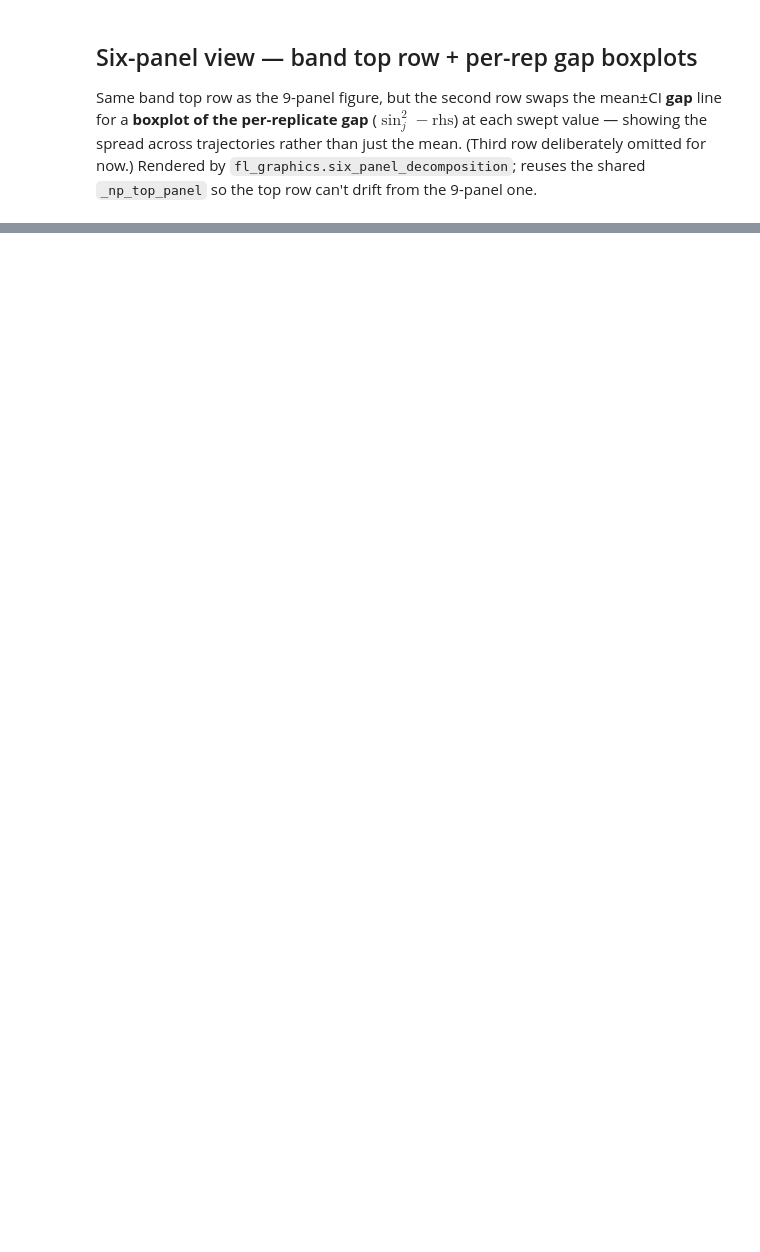
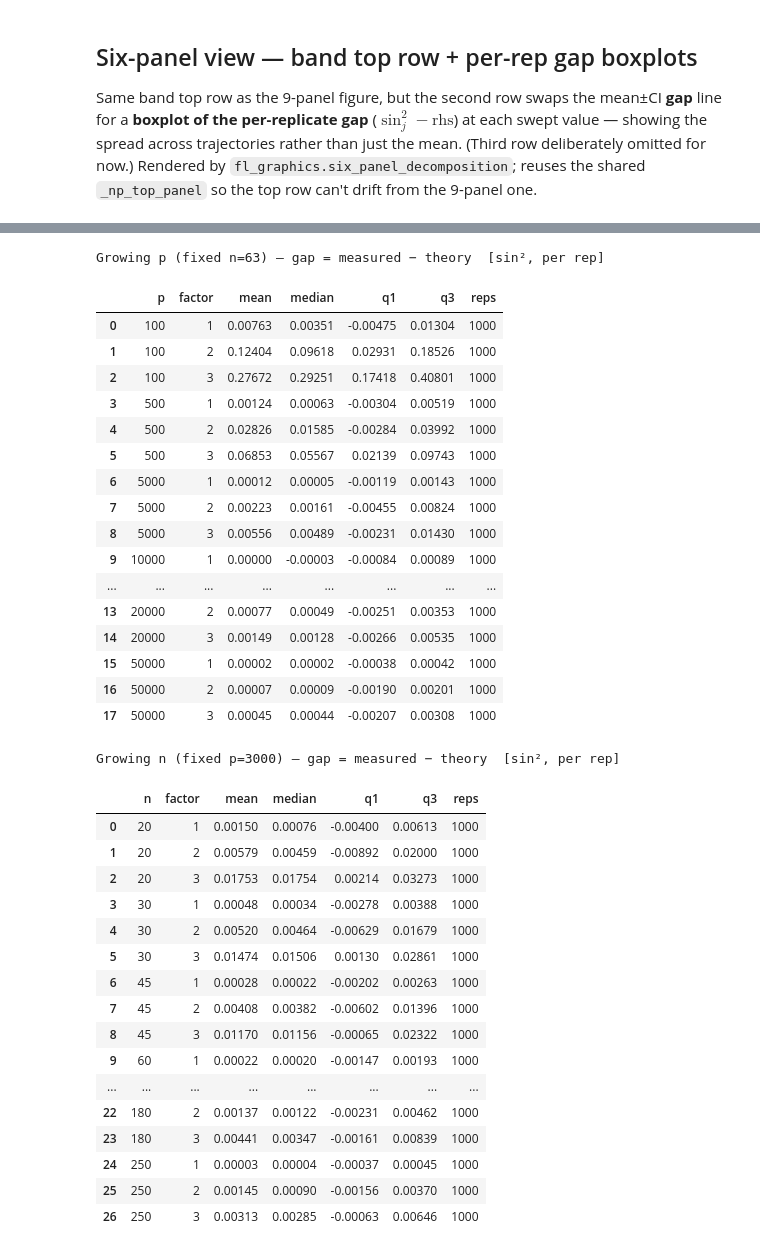
Before and after one commit to nlgac/factor_lab, a Jupyter notebook: ex-2_heavy_tail.ipynb, the cells around one changed output, grey strips where cells are left out. Saved outputs shown, nothing was run; the diff lists cells and outputs as text; code cells hidden in the pictures; blank space fills up the shorter version.

```diff
--- a/ex-2_heavy_tail.ipynb
+++ b/ex-2_heavy_tail.ipynb
@@ -205,0 +245,58 @@ display(Image(filename=str(_six_path_n)))
+# %%
+def error_quartile_table(df, key):
+    """Table form of the 6-panel bottom row: per-rep gap (measured − theory = sin2_j − rhs)
+    summarized per (swept value, factor) by mean / median / Q1 (25%) / Q3 (75%)."""
+    g = df.assign(gap=df["sin2_j"] - df["rhs"])
+    return (g.groupby([key, "j"])["gap"]
+             .agg(mean="mean", median="median",
+                  q1=lambda s: s.quantile(0.25),
+                  q3=lambda s: s.quantile(0.75),
+                  reps="size")
+             .reset_index()
+             .rename(columns={"j": "factor"})
+             .round({"mean": 5, "median": 5, "q1": 5, "q3": 5}))
+
+tbl_gap_p = error_quartile_table(df_p, "p")     # growing p, fixed n=63
+tbl_gap_n = error_quartile_table(df_nt, "n")    # growing n, fixed p=3000
+
+print("Growing p (fixed n=63) — gap = measured − theory  [sin², per rep]")
+display(tbl_gap_p)
+print("Growing n (fixed p=3000) — gap = measured − theory  [sin², per rep]")
+display(tbl_gap_n)
+# %% [output]
+Growing p (fixed n=63) — gap = measured − theory  [sin², per rep]
+|  | p | factor | mean | median | q1 | q3 | reps |
+| 0 | 100 | 1 | 0.00763 | 0.00351 | -0.00475 | 0.01304 | 1000 |
+| 1 | 100 | 2 | 0.12404 | 0.09618 | 0.02931 | 0.18526 | 1000 |
+| 2 | 100 | 3 | 0.27672 | 0.29251 | 0.17418 | 0.40801 | 1000 |
+| 3 | 500 | 1 | 0.00124 | 0.00063 | -0.00304 | 0.00519 | 1000 |
+| 4 | 500 | 2 | 0.02826 | 0.01585 | -0.00284 | 0.03992 | 1000 |
+| 5 | 500 | 3 | 0.06853 | 0.05567 | 0.02139 | 0.09743 | 1000 |
+| 6 | 5000 | 1 | 0.00012 | 0.00005 | -0.00119 | 0.00143 | 1000 |
+| 7 | 5000 | 2 | 0.00223 | 0.00161 | -0.00455 | 0.00824 | 1000 |
+| 8 | 5000 | 3 | 0.00556 | 0.00489 | -0.00231 | 0.01430 | 1000 |
+| 9 | 10000 | 1 | 0.00000 | -0.00003 | -0.00084 | 0.00089 | 1000 |
+| ... | ... | ... | ... | ... | ... | ... | ... |
+| 13 | 20000 | 2 | 0.00077 | 0.00049 | -0.00251 | 0.00353 | 1000 |
+| 14 | 20000 | 3 | 0.00149 | 0.00128 | -0.00266 | 0.00535 | 1000 |
+| 15 | 50000 | 1 | 0.00002 | 0.00002 | -0.00038 | 0.00042 | 1000 |
+| 16 | 50000 | 2 | 0.00007 | 0.00009 | -0.00190 | 0.00201 | 1000 |
+| 17 | 50000 | 3 | 0.00045 | 0.00044 | -0.00207 | 0.00308 | 1000 |
+Growing n (fixed p=3000) — gap = measured − theory  [sin², per rep]
+|  | n | factor | mean | median | q1 | q3 | reps |
+| 0 | 20 | 1 | 0.00150 | 0.00076 | -0.00400 | 0.00613 | 1000 |
+| 1 | 20 | 2 | 0.00579 | 0.00459 | -0.00892 | 0.02000 | 1000 |
+| 2 | 20 | 3 | 0.01753 | 0.01754 | 0.00214 | 0.03273 | 1000 |
+| 3 | 30 | 1 | 0.00048 | 0.00034 | -0.00278 | 0.00388 | 1000 |
+| 4 | 30 | 2 | 0.00520 | 0.00464 | -0.00629 | 0.01679 | 1000 |
+| 5 | 30 | 3 | 0.01474 | 0.01506 | 0.00130 | 0.02861 | 1000 |
+| 6 | 45 | 1 | 0.00028 | 0.00022 | -0.00202 | 0.00263 | 1000 |
+| 7 | 45 | 2 | 0.00408 | 0.00382 | -0.00602 | 0.01396 | 1000 |
+| 8 | 45 | 3 | 0.01170 | 0.01156 | -0.00065 | 0.02322 | 1000 |
+| 9 | 60 | 1 | 0.00022 | 0.00020 | -0.00147 | 0.00193 | 1000 |
+| ... | ... | ... | ... | ... | ... | ... | ... |
+| 22 | 180 | 2 | 0.00137 | 0.00122 | -0.00231 | 0.00462 | 1000 |
+| 23 | 180 | 3 | 0.00441 | 0.00347 | -0.00161 | 0.00839 | 1000 |
+| 24 | 250 | 1 | 0.00003 | 0.00004 | -0.00037 | 0.00045 | 1000 |
+| 25 | 250 | 2 | 0.00145 | 0.00090 | -0.00156 | 0.00370 | 1000 |
+| 26 | 250 | 3 | 0.00313 | 0.00285 | -0.00063 | 0.00646 | 1000 |
```
Also changed, not shown: parts of 18 cells of this notebook.
